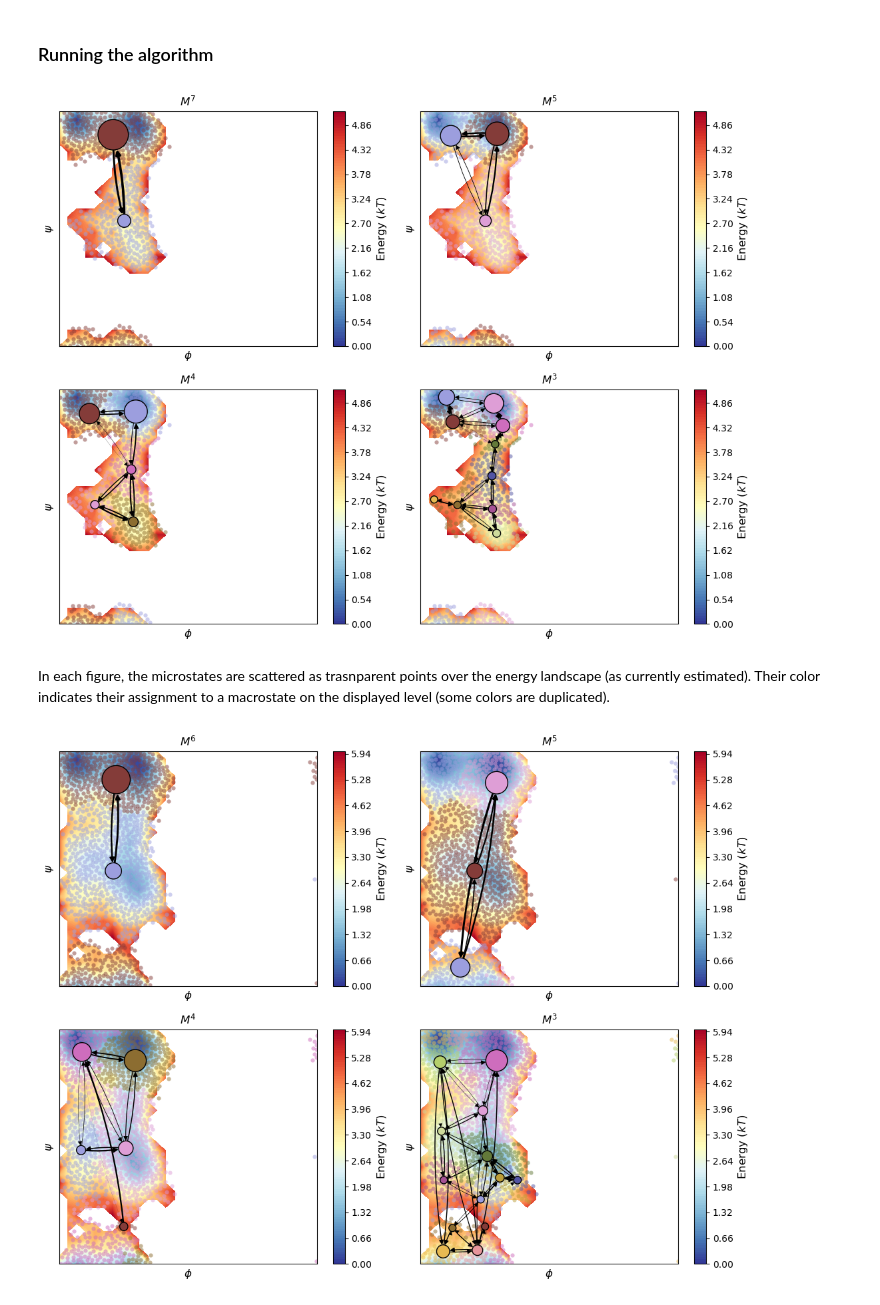
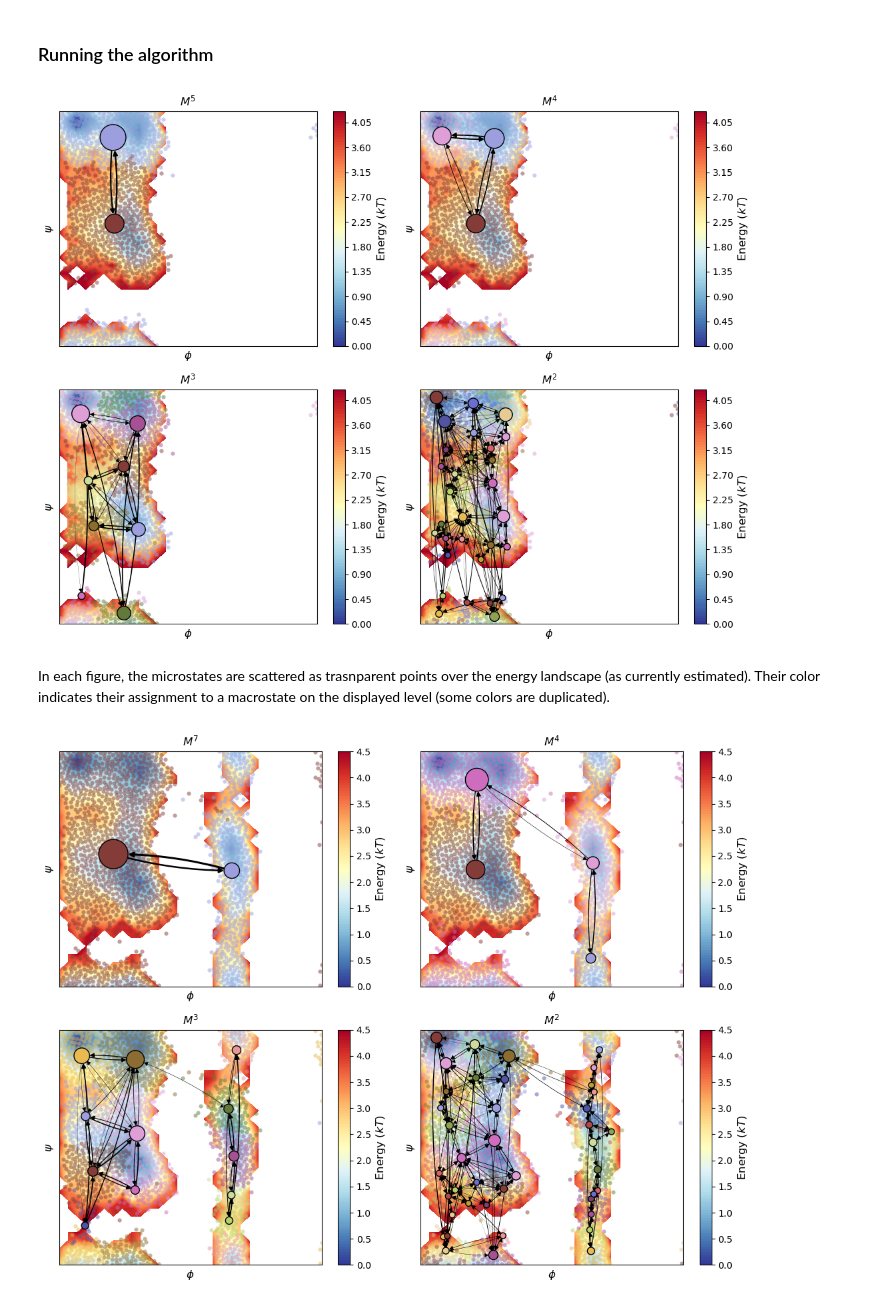
Before and after one commit to ravehlab/mMSM, a Jupyter notebook: tutorial.ipynb, the cells around one changed output. Saved outputs shown, nothing was run; the diff lists cells and outputs as text; code cells hidden in the pictures.

Commit message:
Implemented HP35; base method + previous implementations fixes.

```diff
--- a/tutorial.ipynb
+++ b/tutorial.ipynb
@@ -230,7 +233,7 @@ The *discretizer* calculates the dihedral angles $\phi$ and $\psi$ for each conf
 adp_sampler = DialanineOMMSampler(prmtop_path='./implementations/alaninedp/runfiles/diala.top',
                                   dt_ps=0.002, temp0=400, return_vs=True, concurrent_sims=5)
 adp_discretizer = DialanineDiscretizerV(cutoff=5)
-adp_sampler.initial_state = np.load('./implementations/alaninedp/runfiles/minimized_initial_state.npy')
+x_init_adp = np.load('./implementations/alaninedp/runfiles/minimized_initial_state.npy') / 10  # convert to nm
 # %% [markdown]
 (Some optional code for fancy visualizations follows.)
 # %%
@@ -317,31 +320,31 @@ def plot_last_four_levels(mmsm: SelfExpandingMultiscaleMSM):
     fig, axes = plt.subplots(2, 2, figsize=(11,8.5))
     for h, sp_ax in zip(shw, axes.flat):
         sp_ax.set_title(f"$M^{h+1}$")
-        visualize_2d(adp_mmsm, sp_ax, h+1)
+        visualize_2d(mmsm, sp_ax, h+1)
     fig.tight_layout()
 # %% [markdown]
 ### Running the algorithm
 # %%
 # Each batch simulates 5 trajectories, each consisting of 1000 consecutive configurations,
-# sampled at a lag time of 10 * base_tau (i.e., every 10 integration steps). Note that the underlying
-# dynamics are still integrated using the base timestep (0.002 ps, here), and only every 10th
+# sampled at a lag time of 20 * base_tau (i.e., every 20 integration steps). Note that the underlying
+# dynamics are still integrated using the base timestep (0.002 ps, here), and only every 20th
 # configuration is retained.
 adp_cnfg = mMSMConfig(n_trajectories=5, trajectory_len=1000,
                   sampling_heuristics=['equilibrium', 'exploration'],
-                  sampling_heuristic_weights=[0.5, 0.5], base_tau=10)
-adp_mmsm = SelfExpandingMultiscaleMSM(adp_sampler, adp_discretizer, config=adp_cnfg)
-adp_mmsm.expand(max_batches=10)
+                  sampling_heuristic_weights=[0.5, 0.5], base_tau=20)
+adp_mmsm = SelfExpandingMultiscaleMSM(adp_sampler, adp_discretizer, x_init=x_init_adp, config=adp_cnfg)
+adp_mmsm.expand(max_batches=5)
 # %%
 # Visulize the top *distinct* four levels (i.e., excluding levels whose macrostate partitions are identical
 plot_last_four_levels(adp_mmsm)
 # %% [output]
-[figure, old version]
+[figure, new version]
 # %% [markdown]
 In each figure, the microstates are scattered as trasnparent points over the energy landscape (as currently estimated). Their color indicates their assignment to a macrostate on the displayed level (some colors are duplicated).
 # %%
 # Simulate some more
-adp_mmsm.expand(max_batches=20)
+adp_mmsm.expand(max_batches=5)
 plot_last_four_levels(adp_mmsm)
 # %% [output]
-[figure, old version]
+[figure, new version]
 # %%
```
Also changed, not shown: parts of 6 cells of this notebook, 25 other files.
